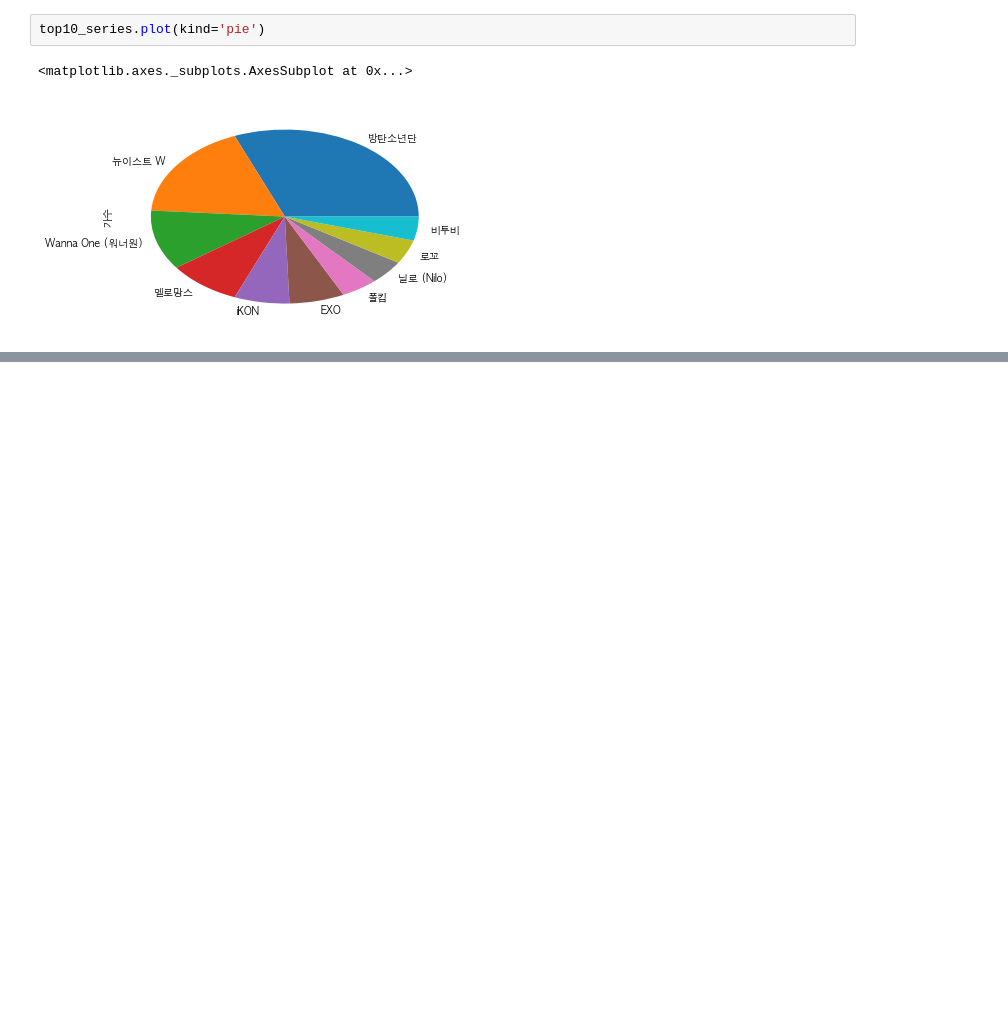
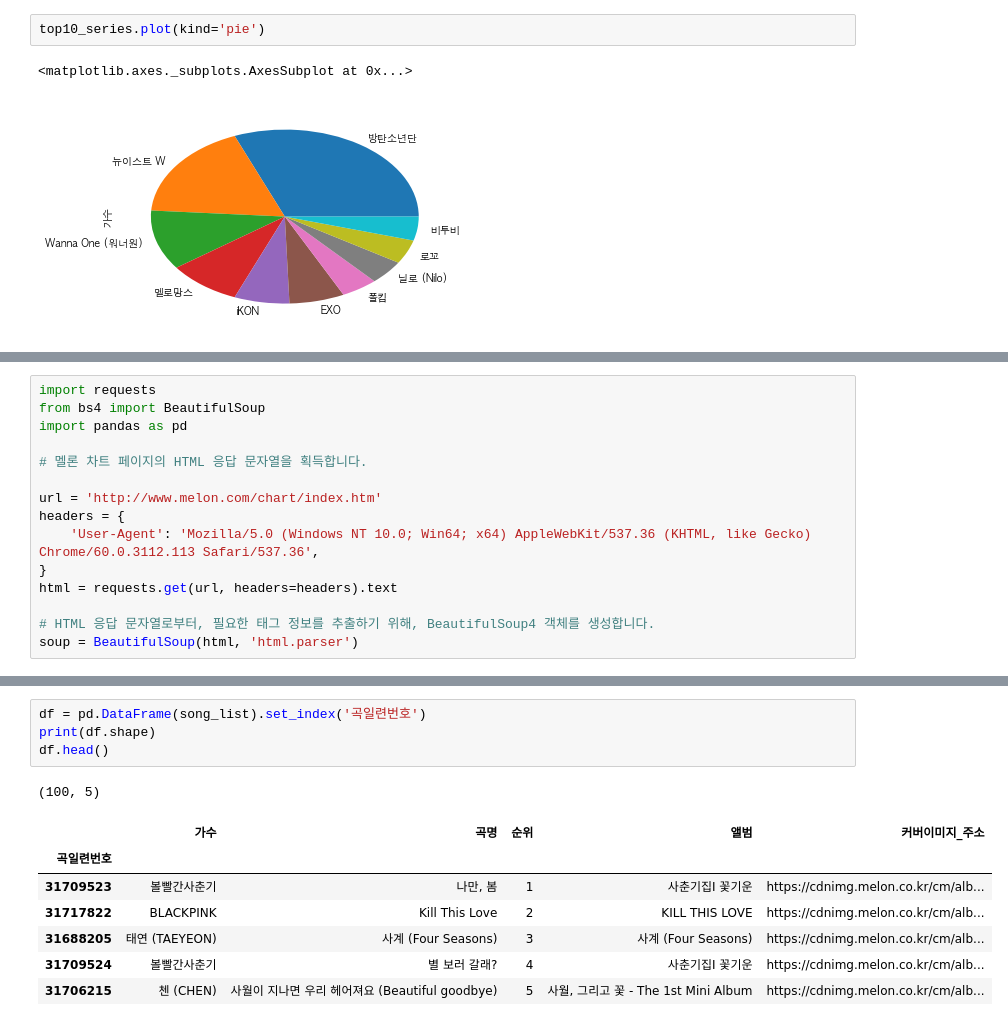
Before and after one commit to CodingSta/demo-ls-201904-pandas, a Jupyter notebook: Pandas 01.ipynb, the cells around one changed output, grey strips where cells are left out. Cells and saved outputs as stored; diff of their text form; blank space fills up the shorter version.

```diff
--- a/Pandas 01.ipynb
+++ b/Pandas 01.ipynb
@@ -220,0 +223,15 @@ top10_series.plot(kind='pie')
+# %%
+import requests
+from bs4 import BeautifulSoup
+import pandas as pd
+
+# 멜론 차트 페이지의 HTML 응답 문자열을 획득합니다.
+
+url = 'http://www.melon.com/chart/index.htm'
+headers = {
+    'User-Agent': 'Mozilla/5.0 (Windows NT 10.0; Win64; x64) AppleWebKit/537.36 (KHTML, like Gecko) Chrome/60.0.3112.113 Safari/537.36',
+}
+html = requests.get(url, headers=headers).text
+
+# HTML 응답 문자열로부터, 필요한 태그 정보를 추출하기 위해, BeautifulSoup4 객체를 생성합니다.
+soup = BeautifulSoup(html, 'html.parser')
@@ -220,0 +273,13 @@ top10_series.plot(kind='pie')
+# %%
+df = pd.DataFrame(song_list).set_index('곡일련번호')
+print(df.shape)
+df.head()
+# %% [output]
+(100, 5)
+|  | 가수 | 곡명 | 순위 | 앨범 | 커버이미지_주소 |
+| 곡일련번호 |  |  |  |  |  |
+| 31709523 | 볼빨간사춘기 | 나만, 봄 | 1 | 사춘기집Ⅰ 꽃기운 | https://cdnimg.melon.co.kr/cm/alb... |
+| 31717822 | BLACKPINK | Kill This Love | 2 | KILL THIS LOVE | https://cdnimg.melon.co.kr/cm/alb... |
+| 31688205 | 태연 (TAEYEON) | 사계 (Four Seasons) | 3 | 사계 (Four Seasons) | https://cdnimg.melon.co.kr/cm/alb... |
+| 31709524 | 볼빨간사춘기 | 별 보러 갈래? | 4 | 사춘기집Ⅰ 꽃기운 | https://cdnimg.melon.co.kr/cm/alb... |
+| 31706215 | 첸 (CHEN) | 사월이 지나면 우리 헤어져요 (Beautiful goodbye) | 5 | 사월, 그리고 꽃 - The 1st Mini Album | https://cdnimg.melon.co.kr/cm/alb... |
```
Also changed, not shown: parts of 9 cells of this notebook.
